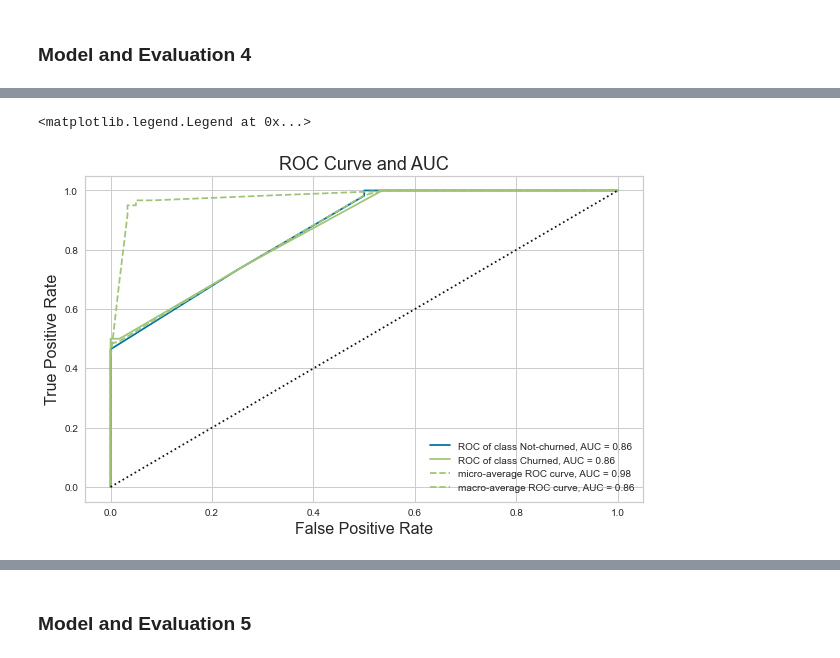
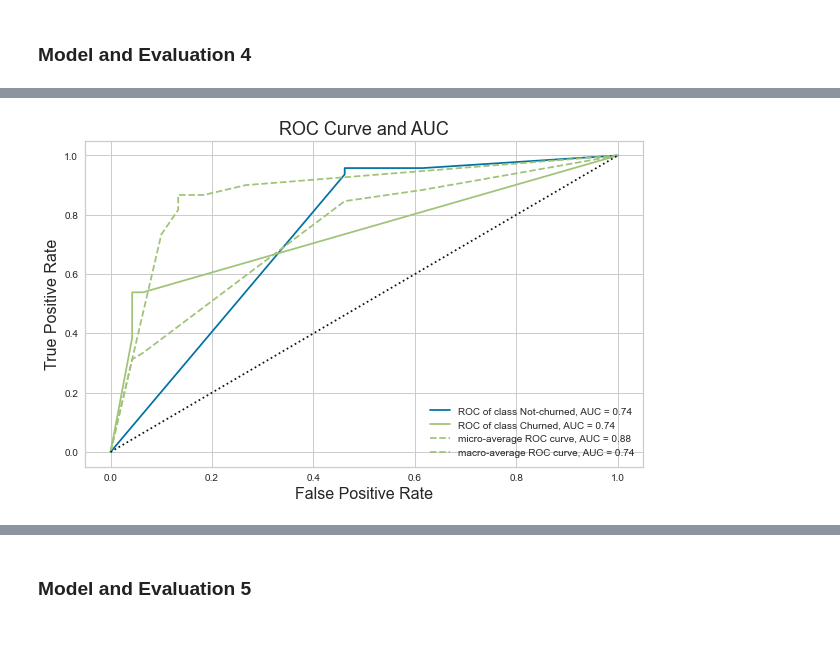
Before and after one commit to mcgrupp2/DS7331_termProject, a Jupyter notebook: work in progress copies/Rough Draft Lab 2-yellowbrick.ipynb, the cells around one changed output, grey strips where cells are left out. Cells and saved outputs as stored; diff of their text form; code cells hidden in the pictures.

```diff
--- a/work in progress copies/Rough Draft Lab 2-yellowbrick.ipynb
+++ b/work in progress copies/Rough Draft Lab 2-yellowbrick.ipynb
@@ -683,10 +656,0 @@ plt.legend()
-# %%
-
-plt.figure(figsize=(10,6))
-plt.title("ROC Curve and AUC", fontsize=18)
-plt.xlabel("False Positive Rate", fontsize=16)
-plt.ylabel("True Positive Rate", fontsize=16)
-visualizer = ROCAUC(CV_lr_grad, classes=["Not-churned", "Churned"])
-visualizer.fit(X_grad_train, y_grad_train)
-visualizer.score(X_grad_test, y_grad_test)
-plt.legend()
@@ -696,10 +656,0 @@ plt.legend()
-# %%
-
-plt.figure(figsize=(10,6))
-plt.title("ROC Curve and AUC", fontsize=18)
-plt.xlabel("False Positive Rate", fontsize=16)
-plt.ylabel("True Positive Rate", fontsize=16)
-visualizer = ROCAUC(CV_knn_grad, classes=["Not-churned", "Churned"])
-visualizer.fit(X_grad_train, y_grad_train)
-visualizer.score(X_grad_test, y_grad_test)
-plt.legend()
@@ -709,9 +656,0 @@ plt.legend()
-# %%
-plt.figure(figsize=(10,6))
-plt.title("ROC Curve and AUC", fontsize=18)
-plt.xlabel("False Positive Rate", fontsize=16)
-plt.ylabel("True Positive Rate", fontsize=16)
-visualizer = ROCAUC(CV_ada_grad, classes=["Not-churned", "Churned"])
-visualizer.fit(X_grad_train, y_grad_train)
-visualizer.score(X_grad_test, y_grad_test)
-plt.legend()
@@ -721,12 +657,6 @@ plt.legend()
-# %%
-plt.figure(figsize=(10,6))
-plt.title("ROC Curve and AUC", fontsize=18)
-plt.xlabel("False Positive Rate", fontsize=16)
-plt.ylabel("True Positive Rate", fontsize=16)
-visualizer = ROCAUC(CV_gbc_grad, classes=["Not-churned", "Churned"])
-visualizer.fit(X_grad_train, y_grad_train)
-visualizer.score(X_grad_test, y_grad_test)
-plt.legend()
-# %% [output]
-<matplotlib.legend.Legend at 0x...>
-[figure, removed]
+# %%
+#Decision Tree ROC cureve and AUC for Graduate classification
+
+plot_rocauc_chart(CV_dt_grad, X_grad_train, y_grad_train, X_grad_test, y_grad_test)
+# %% [output]
+[figure, added]
```
Also changed, not shown: parts of 32 cells of this notebook.
